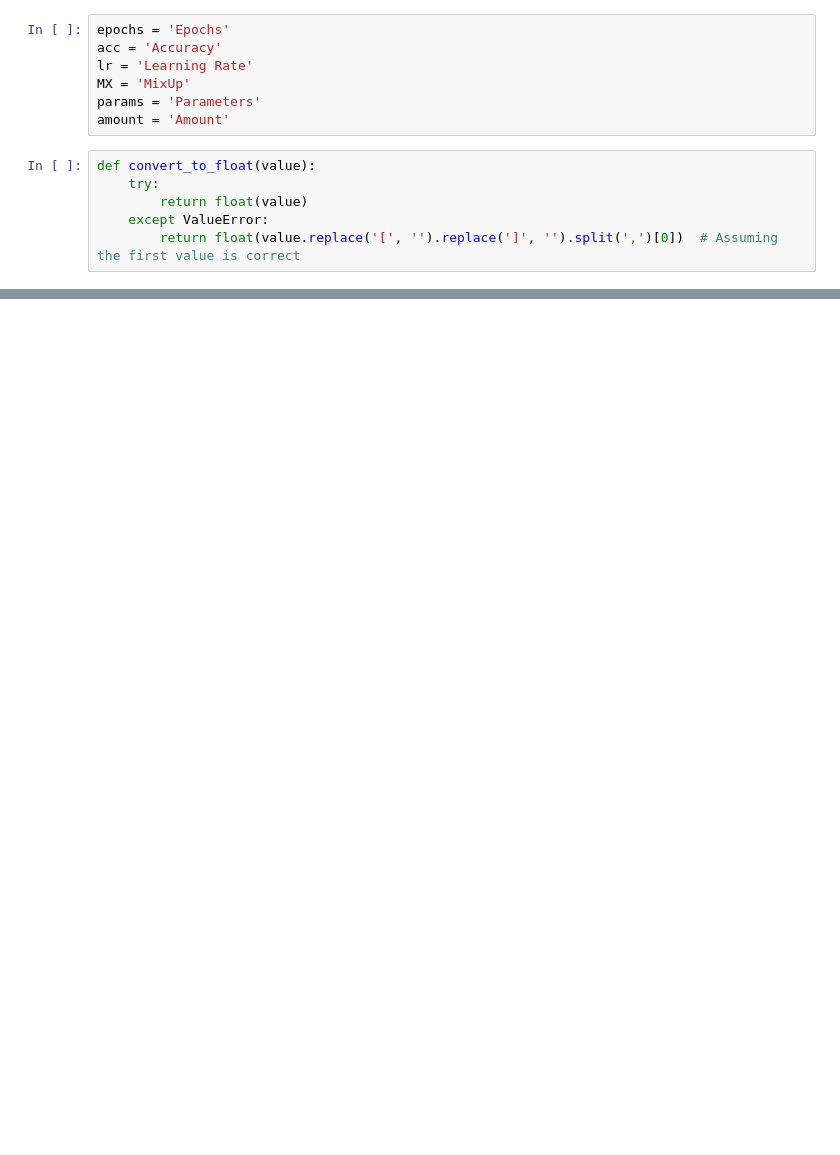
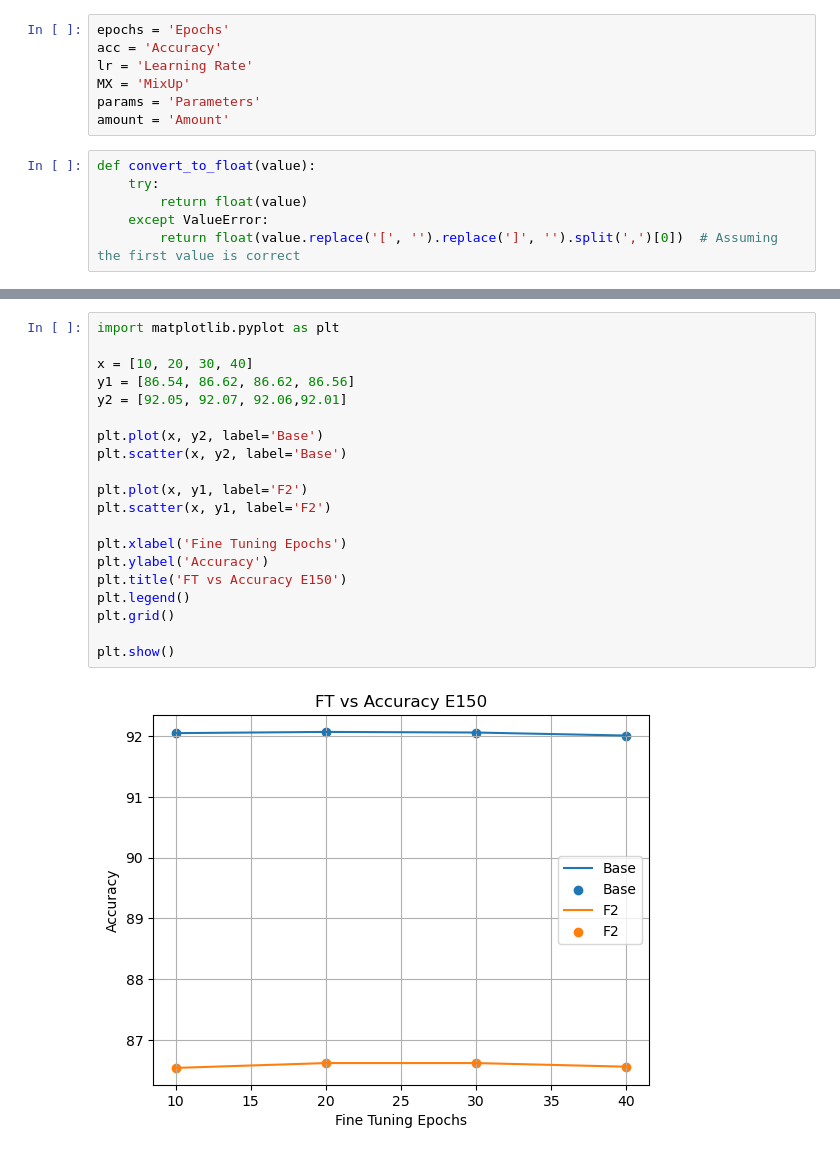
Before and after one commit to Opeiz/EFFDL_10, a Jupyter notebook: pandas.ipynb, the cells around one changed output, grey strips where cells are left out. Cells and saved outputs as stored; diff of their text form; blank space fills up the shorter version.

```diff
--- a/pandas.ipynb
+++ b/pandas.ipynb
@@ -116,0 +123,22 @@ plt.savefig('images/Project/Base_vs_F1_vs_F2_E150_StructuredPruning.png')
+# %%
+import matplotlib.pyplot as plt
+
+x = [10, 20, 30, 40]
+y1 = [86.54, 86.62, 86.62, 86.56]
+y2 = [92.05, 92.07, 92.06,92.01]
+
+plt.plot(x, y2, label='Base')
+plt.scatter(x, y2, label='Base')
+
+plt.plot(x, y1, label='F2')
+plt.scatter(x, y1, label='F2')
+
+plt.xlabel('Fine Tuning Epochs')
+plt.ylabel('Accuracy')
+plt.title('FT vs Accuracy E150')
+plt.legend()
+plt.grid()
+
+plt.show()
+# %% [output]
+[figure, added]
```
Also changed, not shown: parts of 3 cells of this notebook, 24 other files.
